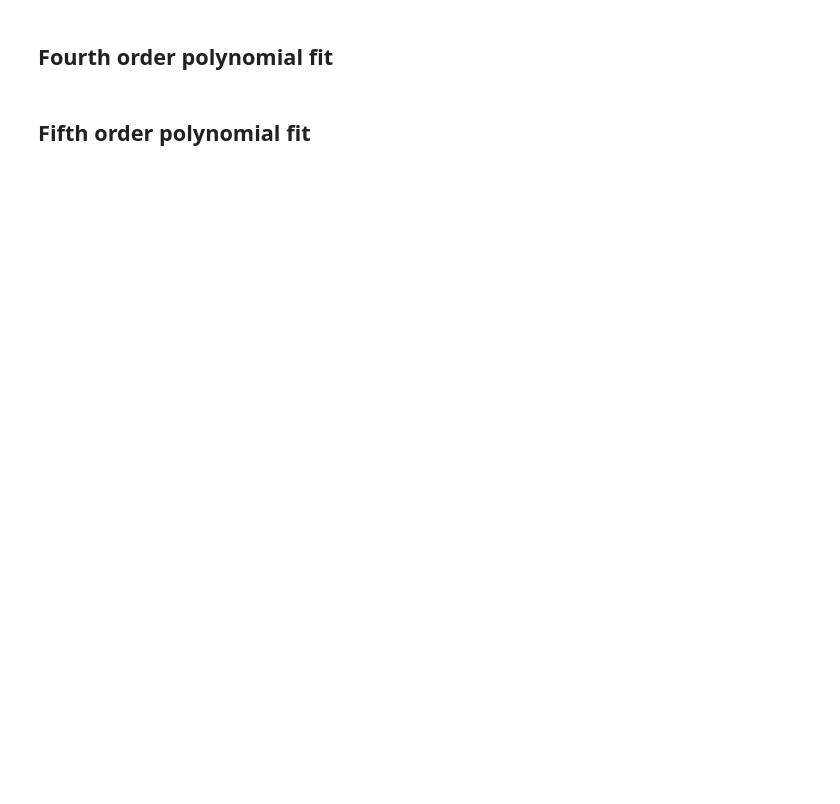
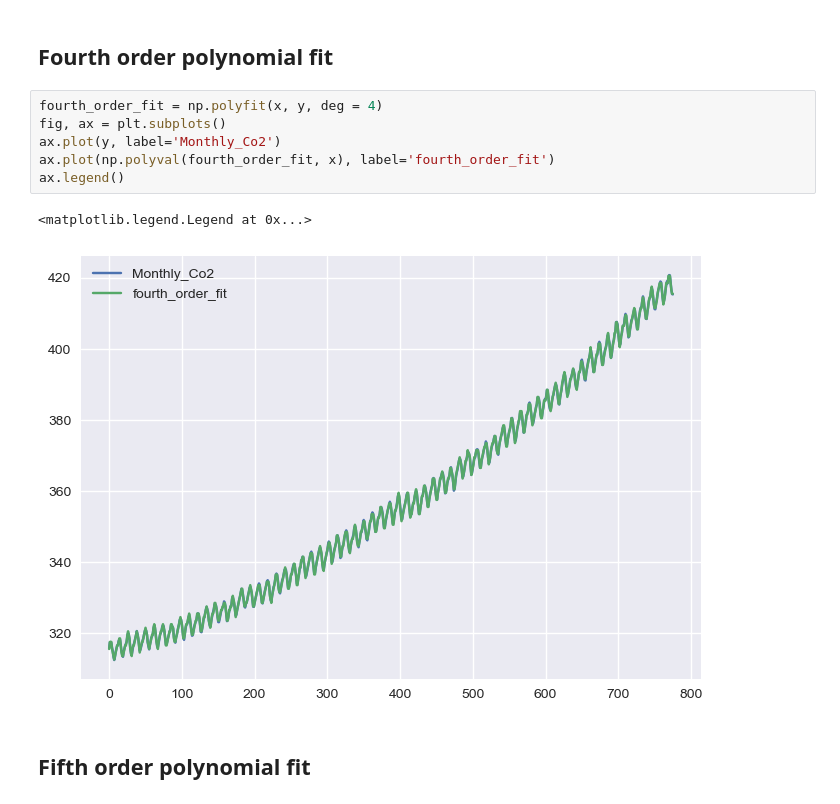
Before and after one commit to Sumanshekhar17/Geophysical-Data-Analysis, a Jupyter notebook: Keeling Curve Data - Statistical Analysis.ipynb, the cells around one changed output. Saved outputs shown, nothing was run; the diff lists cells and outputs as text; blank space fills up the shorter version.

```diff
--- a/Keeling Curve Data - Statistical Analysis.ipynb
+++ b/Keeling Curve Data - Statistical Analysis.ipynb
@@ -444,4 +493,13 @@ statistics.stdev(annual_variability[half_year: len(unique_years)-1])
 # %% [markdown]
  ## **Fourth order polynomial fit**
+# %%
+fourth_order_fit = np.polyfit(x, y, deg = 4)
+fig, ax = plt.subplots()
+ax.plot(y, label='Monthly_Co2')
+ax.plot(np.polyval(fourth_order_fit, x), label='fourth_order_fit')
+ax.legend()
+# %% [output]
+<matplotlib.legend.Legend at 0x...>
+[figure, added]
 # %% [markdown]
  ## **Fifth order polynomial fit**
```
Also changed, not shown: parts of 13 cells of this notebook.
